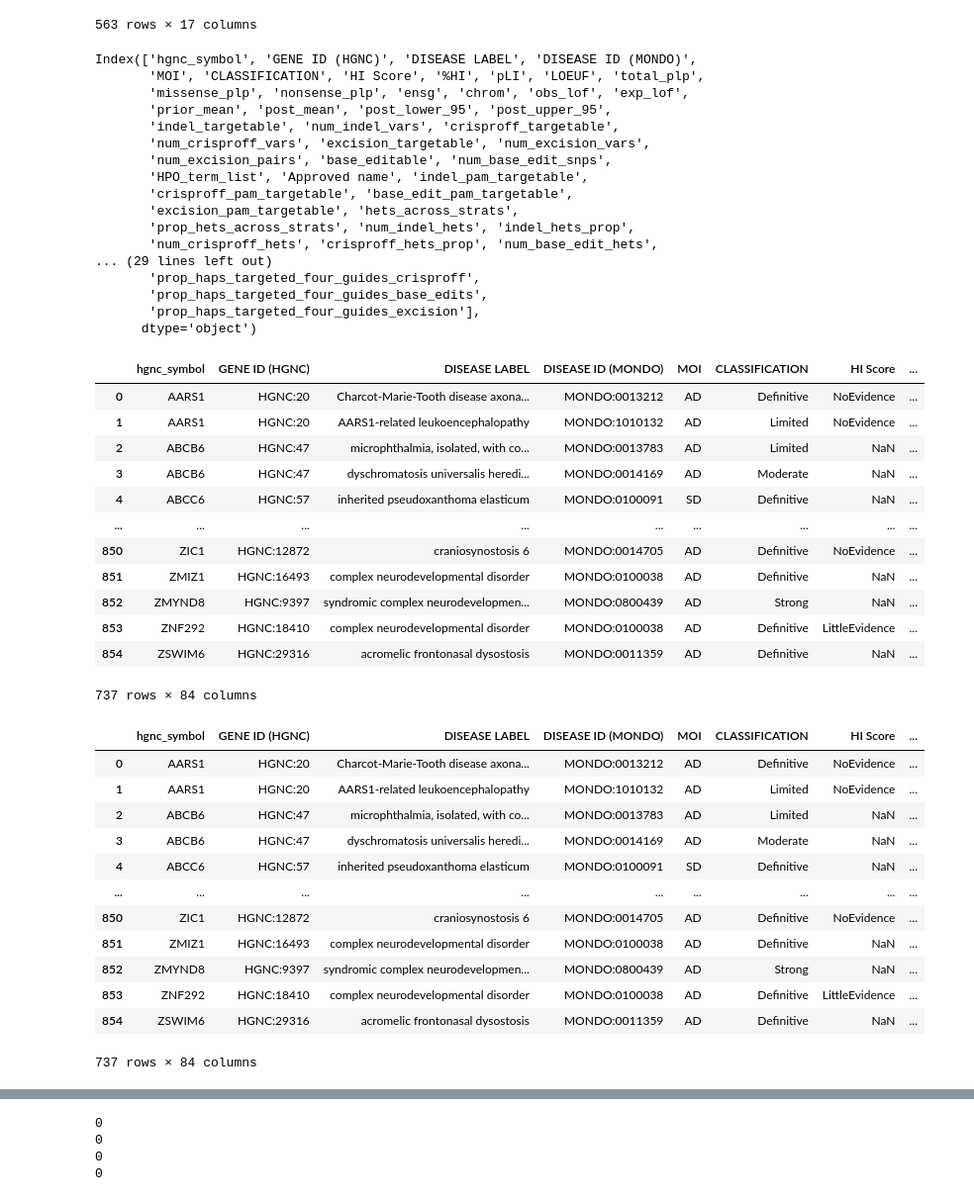
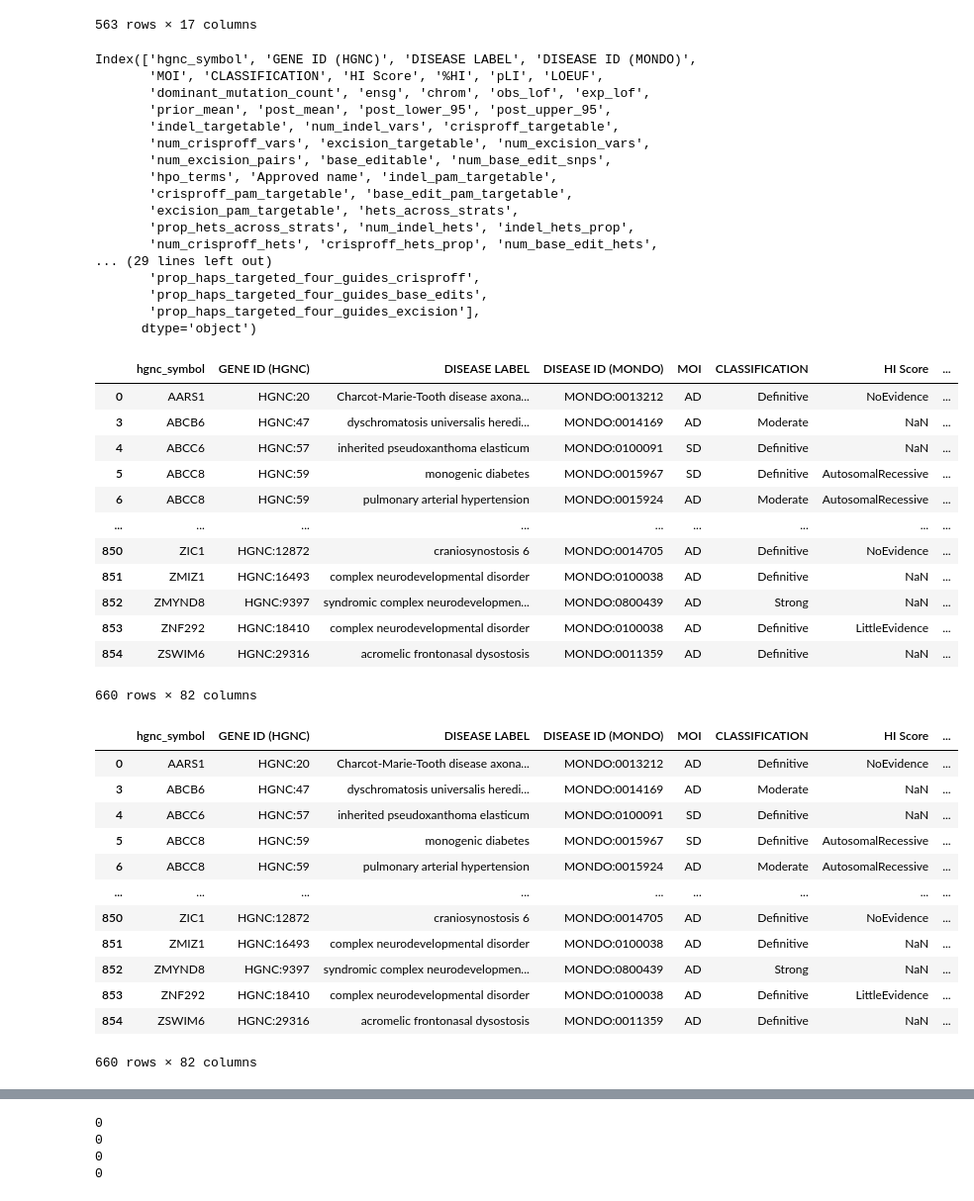
Before and after one commit to gramey02/dnd_project, a Jupyter notebook: scripts/make_summary_df/Creating_Master_DnD_DataFrame.ipynb, the cells around one changed output, grey strips where cells are left out. Shown at 99% size. Cells and saved outputs as stored; diff of their text form; code cells hidden in the pictures.

```diff
--- a/scripts/make_summary_df/Creating_Master_DnD_DataFrame.ipynb
+++ b/scripts/make_summary_df/Creating_Master_DnD_DataFrame.ipynb
@@ -127,7 +127,7 @@ pv_file=os.path.join(results_dir, run_name, 'summary_files/clinvar_muts/per_gene
 pv_df=pd.read_csv(pv_file)
 pv_df = pv_df[['gene','total_dominant']].drop_duplicates()
 # merge with intermediate df
-pv_df = pv_df.rename(columns={'gene':'hgnc_symbol','total_dominant':'dominant_mutation_count'}).drop(labels='counter', axis=1)
+pv_df = pv_df.rename(columns={'gene':'hgnc_symbol','total_dominant':'dominant_mutation_count'})
 im_df = im_df.merge(pv_df, on='hgnc_symbol', how='left')
 print(len(im_df.hgnc_symbol.unique()))
 im_df
@@ -1326,13 +1322,13 @@ im_df = im_df.merge(combined_df, on='hgnc_symbol', how='left')
 im_df.columns
 # %% [output]
 Index(['hgnc_symbol', 'GENE ID (HGNC)', 'DISEASE LABEL', 'DISEASE ID (MONDO)',
-       'MOI', 'CLASSIFICATION', 'HI Score', '%HI', 'pLI', 'LOEUF', 'total_plp',
-       'missense_plp', 'nonsense_plp', 'ensg', 'chrom', 'obs_lof', 'exp_lof',
+       'MOI', 'CLASSIFICATION', 'HI Score', '%HI', 'pLI', 'LOEUF',
+       'dominant_mutation_count', 'ensg', 'chrom', 'obs_lof', 'exp_lof',
        'prior_mean', 'post_mean', 'post_lower_95', 'post_upper_95',
        'indel_targetable', 'num_indel_vars', 'crisproff_targetable',
        'num_crisproff_vars', 'excision_targetable', 'num_excision_vars',
        'num_excision_pairs', 'base_editable', 'num_base_edit_snps',
-       'HPO_term_list', 'Approved name', 'indel_pam_targetable',
+       'hpo_terms', 'Approved name', 'indel_pam_targetable',
        'crisproff_pam_targetable', 'base_edit_pam_targetable',
        'excision_pam_targetable', 'hets_across_strats',
        'prop_hets_across_strats', 'num_indel_hets', 'indel_hets_prop',
@@ -1348,21 +1344,22 @@ im_df.to_csv(os.path.join(results_dir, run_name, 'summary_files/dnd_summary.csv'
 # %%
 # quick check that no non-dominant diseases have slipped through
 im_df = im_df[im_df['MOI'].isin(['AD','SD'])]
+im_df = im_df[im_df['CLASSIFICATION'].isin(['Definitive','Strong','Moderate'])]
 im_df
 # %% [output]
 |  | hgnc_symbol | GENE ID (HGNC) | DISEASE LABEL | DISEASE ID (MONDO) | MOI | CLASSIFICATION | HI Score | ... |
 | 0 | AARS1 | HGNC:20 | Charcot-Marie-Tooth disease axona... | MONDO:0013212 | AD | Definitive | NoEvidence | ... |
-| 1 | AARS1 | HGNC:20 | AARS1-related leukoencephalopathy | MONDO:1010132 | AD | Limited | NoEvidence | ... |
-| 2 | ABCB6 | HGNC:47 | microphthalmia, isolated, with co... | MONDO:0013783 | AD | Limited | NaN | ... |
 | 3 | ABCB6 | HGNC:47 | dyschromatosis universalis heredi... | MONDO:0014169 | AD | Moderate | NaN | ... |
 | 4 | ABCC6 | HGNC:57 | inherited pseudoxanthoma elasticum | MONDO:0100091 | SD | Definitive | NaN | ... |
+| 5 | ABCC8 | HGNC:59 | monogenic diabetes | MONDO:0015967 | SD | Definitive | AutosomalRecessive | ... |
+| 6 | ABCC8 | HGNC:59 | pulmonary arterial hypertension | MONDO:0015924 | AD | Moderate | AutosomalRecessive | ... |
 | ... | ... | ... | ... | ... | ... | ... | ... | ... |
 | 850 | ZIC1 | HGNC:12872 | craniosynostosis 6 | MONDO:0014705 | AD | Definitive | NoEvidence | ... |
 | 851 | ZMIZ1 | HGNC:16493 | complex neurodevelopmental disorder | MONDO:0100038 | AD | Definitive | NaN | ... |
 | 852 | ZMYND8 | HGNC:9397 | syndromic complex neurodevelopmen... | MONDO:0800439 | AD | Strong | NaN | ... |
 | 853 | ZNF292 | HGNC:18410 | complex neurodevelopmental disorder | MONDO:0100038 | AD | Definitive | LittleEvidence | ... |
 | 854 | ZSWIM6 | HGNC:29316 | acromelic frontonasal dysostosis | MONDO:0011359 | AD | Definitive | NaN | ... |
-737 rows × 84 columns
+660 rows × 82 columns
 # %%
 # save a checkpoint
 im_df.to_csv(os.path.join(results_dir, run_name, 'summary_files/dnd_summary.csv'),index=False)
@@ -1371,17 +1368,17 @@ im_df
 # %% [output]
 |  | hgnc_symbol | GENE ID (HGNC) | DISEASE LABEL | DISEASE ID (MONDO) | MOI | CLASSIFICATION | HI Score | ... |
 | 0 | AARS1 | HGNC:20 | Charcot-Marie-Tooth disease axona... | MONDO:0013212 | AD | Definitive | NoEvidence | ... |
-| 1 | AARS1 | HGNC:20 | AARS1-related leukoencephalopathy | MONDO:1010132 | AD | Limited | NoEvidence | ... |
-| 2 | ABCB6 | HGNC:47 | microphthalmia, isolated, with co... | MONDO:0013783 | AD | Limited | NaN | ... |
 | 3 | ABCB6 | HGNC:47 | dyschromatosis universalis heredi... | MONDO:0014169 | AD | Moderate | NaN | ... |
 | 4 | ABCC6 | HGNC:57 | inherited pseudoxanthoma elasticum | MONDO:0100091 | SD | Definitive | NaN | ... |
+| 5 | ABCC8 | HGNC:59 | monogenic diabetes | MONDO:0015967 | SD | Definitive | AutosomalRecessive | ... |
+| 6 | ABCC8 | HGNC:59 | pulmonary arterial hypertension | MONDO:0015924 | AD | Moderate | AutosomalRecessive | ... |
 | ... | ... | ... | ... | ... | ... | ... | ... | ... |
 | 850 | ZIC1 | HGNC:12872 | craniosynostosis 6 | MONDO:0014705 | AD | Definitive | NoEvidence | ... |
 | 851 | ZMIZ1 | HGNC:16493 | complex neurodevelopmental disorder | MONDO:0100038 | AD | Definitive | NaN | ... |
 | 852 | ZMYND8 | HGNC:9397 | syndromic complex neurodevelopmen... | MONDO:0800439 | AD | Strong | NaN | ... |
 | 853 | ZNF292 | HGNC:18410 | complex neurodevelopmental disorder | MONDO:0100038 | AD | Definitive | LittleEvidence | ... |
 | 854 | ZSWIM6 | HGNC:29316 | acromelic frontonasal dysostosis | MONDO:0011359 | AD | Definitive | NaN | ... |
-737 rows × 84 columns
+660 rows × 82 columns
 # %%
 im_df.columns
 # %% [output]
```
Also changed, not shown: parts of 24 cells of this notebook, 1 other file.
